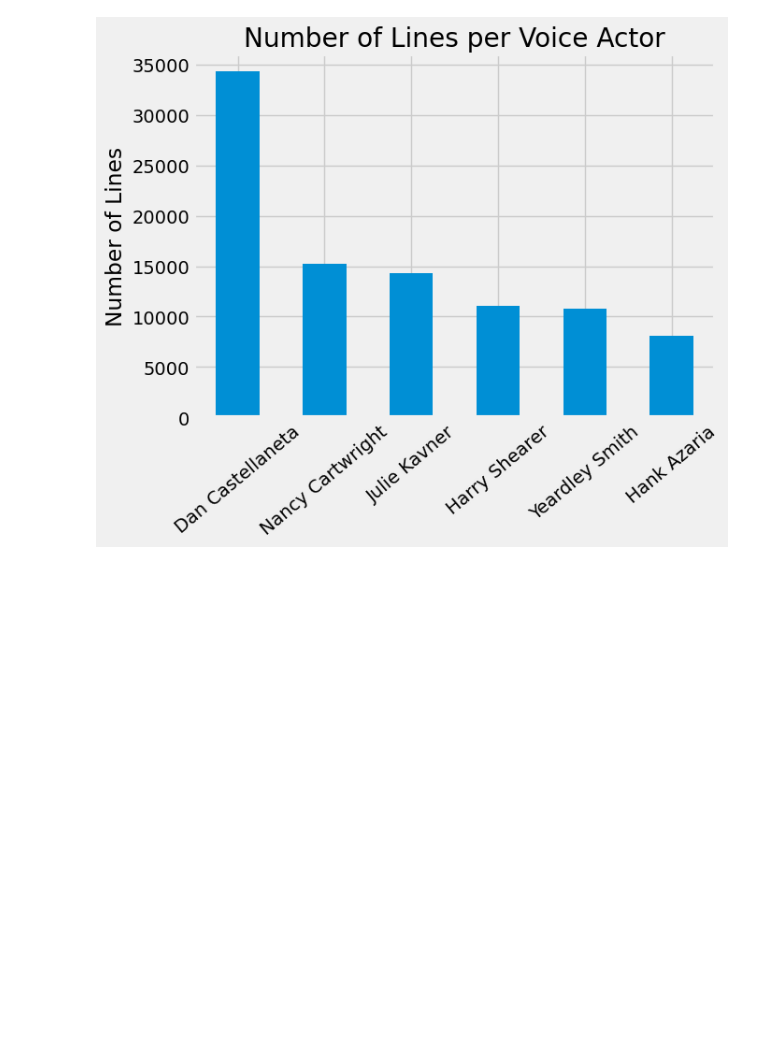
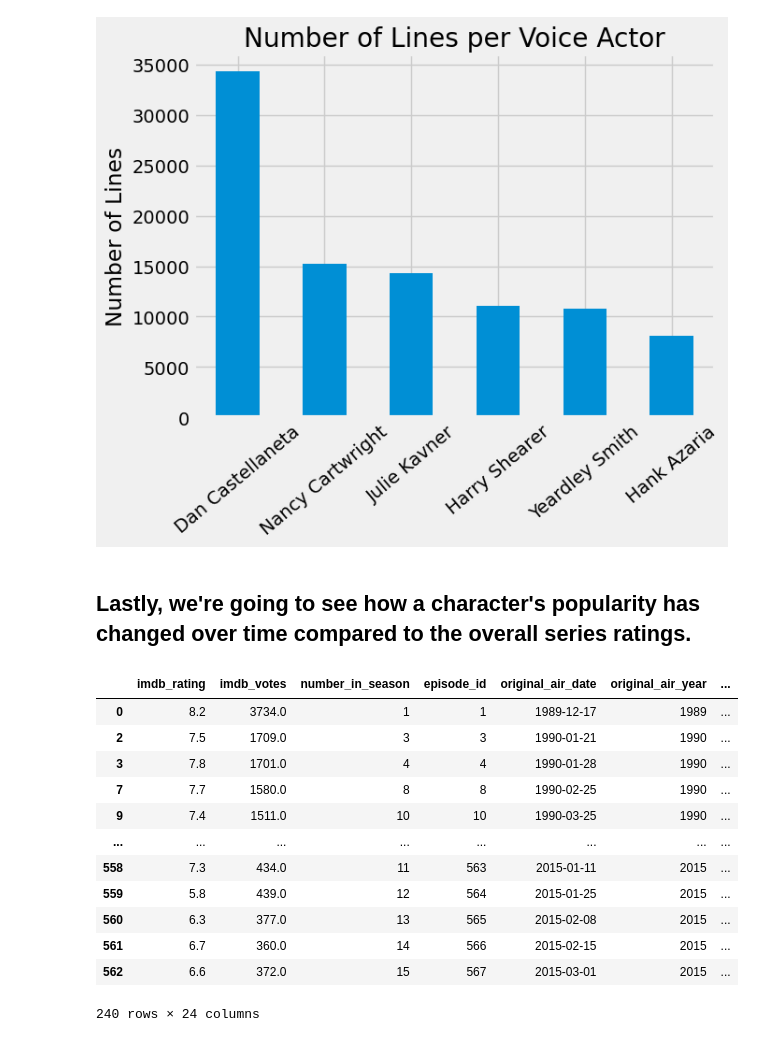
Before and after one commit to NCheou/Simpsons-Analysis, a Jupyter notebook: Simpsons Analysis.ipynb, the cells around one changed output. Saved outputs shown, nothing was run; the diff lists cells and outputs as text; code cells hidden in the pictures; blank space fills up the shorter version.

```diff
--- a/Simpsons Analysis.ipynb
+++ b/Simpsons Analysis.ipynb
@@ -1117,3 +1127,24 @@ plt.ylabel('Number of Lines')
 plt.show()
 # %% [output]
 [figure]
+# %% [markdown]
+## Lastly, we're going to see how a character's popularity has changed over time compared to the overall series ratings.
+# %%
+#Earlier we added a column that lets us know if a character appears in an episode
+#So we'll just use that to filter for episodes that contain the characters we want
+mr_burns = side_character_correlation[side_character_correlation['C. Montgomery Burns'] == 1]
+mr_burns
+# %% [output]
+|  | imdb_rating | imdb_votes | number_in_season | episode_id | original_air_date | original_air_year | ... |
+| 0 | 8.2 | 3734.0 | 1 | 1 | 1989-12-17 | 1989 | ... |
+| 2 | 7.5 | 1709.0 | 3 | 3 | 1990-01-21 | 1990 | ... |
+| 3 | 7.8 | 1701.0 | 4 | 4 | 1990-01-28 | 1990 | ... |
+| 7 | 7.7 | 1580.0 | 8 | 8 | 1990-02-25 | 1990 | ... |
+| 9 | 7.4 | 1511.0 | 10 | 10 | 1990-03-25 | 1990 | ... |
+| ... | ... | ... | ... | ... | ... | ... | ... |
+| 558 | 7.3 | 434.0 | 11 | 563 | 2015-01-11 | 2015 | ... |
+| 559 | 5.8 | 439.0 | 12 | 564 | 2015-01-25 | 2015 | ... |
+| 560 | 6.3 | 377.0 | 13 | 565 | 2015-02-08 | 2015 | ... |
+| 561 | 6.7 | 360.0 | 14 | 566 | 2015-02-15 | 2015 | ... |
+| 562 | 6.6 | 372.0 | 15 | 567 | 2015-03-01 | 2015 | ... |
+240 rows × 24 columns
```
Also changed, not shown: parts of 72 cells of this notebook.
